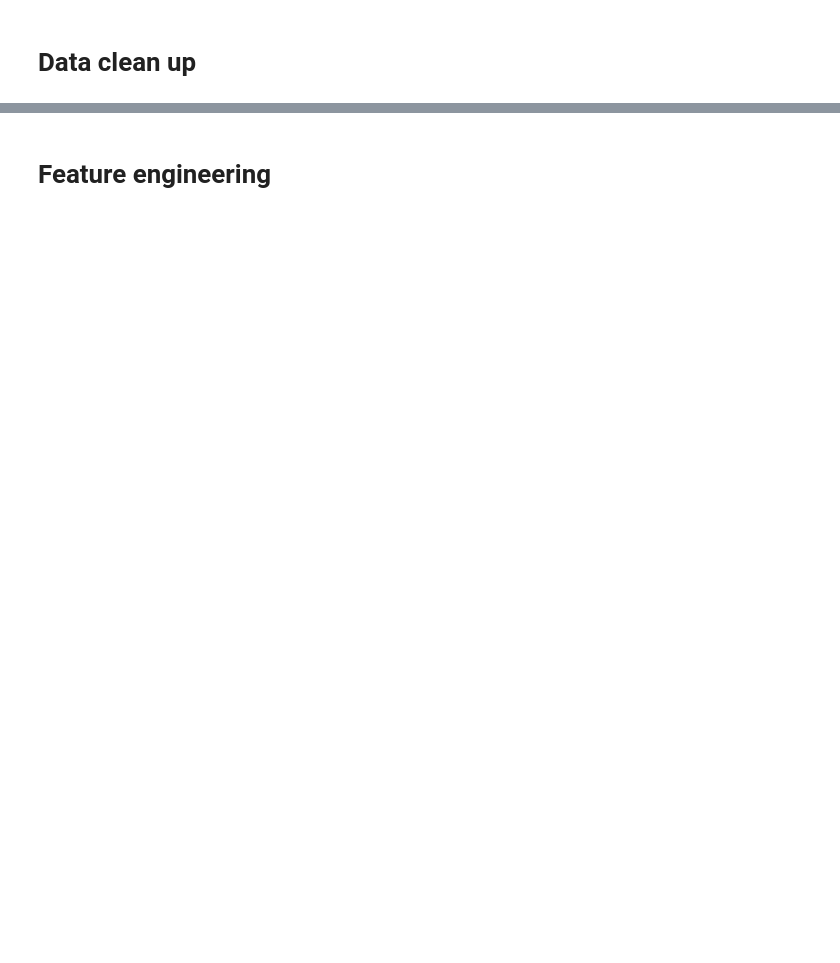
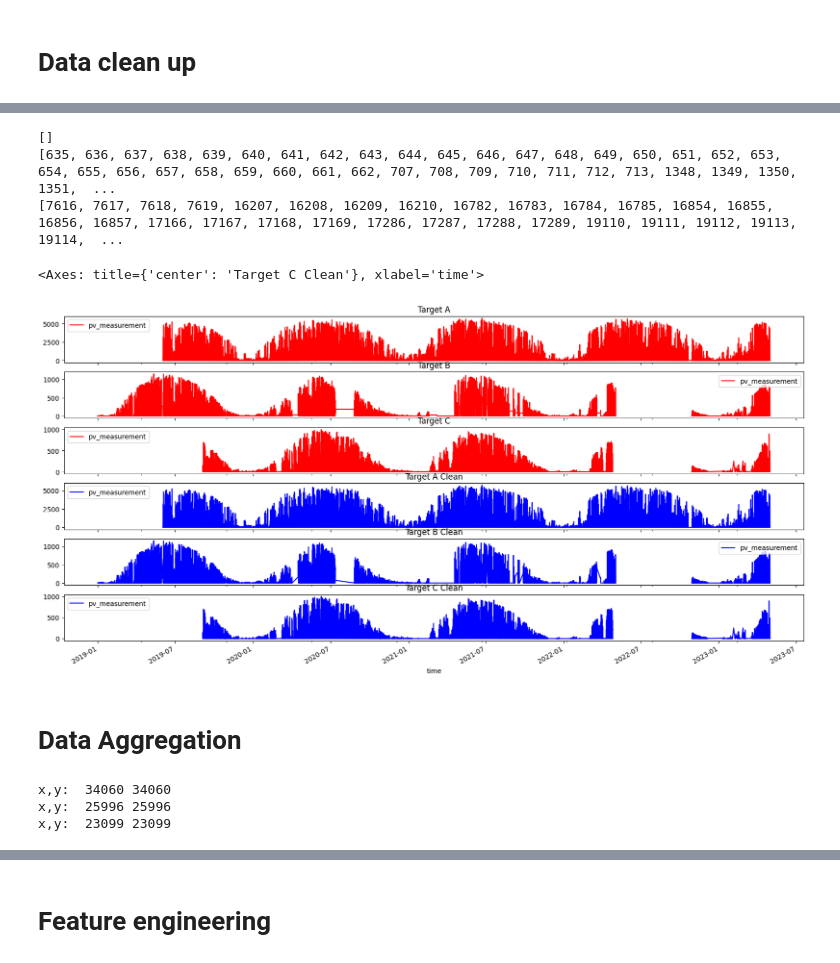
Before and after one commit to olejacobmellgren/solar-panel-energy-ml, a Jupyter notebook: model_notebooks/catboost.ipynb, the cells around one changed output, grey strips where cells are left out. Drawn from its saved outputs; the diff is of its cells as text; code cells hidden in the pictures; blank space fills up the shorter version.

```diff
--- a/model_notebooks/catboost.ipynb
+++ b/model_notebooks/catboost.ipynb
@@ -17,3 +21,11 @@ dataframes = read_data.get_training_data()
 X_frames_train = dataframes[0]
 Y_frames_train = dataframes[1]
 X_frames_test = read_data.get_test_data()
+# %%
+XTRA = X_frames_train[0]
+XTRB = X_frames_train[1]
+XTRC = X_frames_train[2]
+
+YA = Y_frames_train[0]
+YB = Y_frames_train[1]
+YC = Y_frames_train[2]
@@ -65,0 +44,39 @@ print(len(X_frames_test[2]))
+# %%
+def fix_y_holes(y: pd.DataFrame) -> pd.DataFrame:
+    Y = y
+    drop_val = None
+    index_dropper = []
+    for i in range(1, len(Y)-4): # Since we match on 4 consecutive values.
+        if Y['pv_measurement'].iloc[i] != 0:
+            if (Y['pv_measurement'].iloc[i] == Y['pv_measurement'].iloc[i+1] and Y['pv_measurement'].iloc[i+1] == Y['pv_measurement'].iloc[i+2] and Y['pv_measurement'].iloc[i+2] == Y['pv_measurement'].iloc[i+3]):
+                drop_val = Y['pv_measurement'].iloc[i]
+        if Y['pv_measurement'].iloc[i] == drop_val:
+            index_dropper.append(i)
+        else:
+            if drop_val != None:
+                drop_val = None
+    print(index_dropper)
+    return Y.drop(index_dropper)
+
+import matplotlib.pylab as plt
+fig, axs = plt.subplots(6, 1, figsize=(20, 10), sharex=True)
+YA[['time', 'pv_measurement']].set_index('time').plot(ax=axs[0], title='Target A', color='red')
+YB[['time', 'pv_measurement']].set_index('time').plot(ax=axs[1], title='Target B', color='red')
+YC[['time', 'pv_measurement']].set_index('time').plot(ax=axs[2], title='Target C', color='red')
+
+
+YA = fix_y_holes(YA)
+YB = fix_y_holes(YB)
+YC = fix_y_holes(YC)
+
+YA[['time', 'pv_measurement']].set_index('time').plot(ax=axs[3], title='Target A Clean', color='blue')
+YB[['time', 'pv_measurement']].set_index('time').plot(ax=axs[4], title='Target B Clean', color='blue')
+YC[['time', 'pv_measurement']].set_index('time').plot(ax=axs[5], title='Target C Clean', color='blue')
+# %% [output]
+[]
+[635, 636, 637, 638, 639, 640, 641, 642, 643, 644, 645, 646, 647, 648, 649, 650, 651, 652, 653, 654, 655, 656, 657, 658, 659, 660, 661, 662, 707, 708, 709, 710, 711, 712, 713, 1348, 1349, 1350, 1351,  ...
+[7616, 7617, 7618, 7619, 16207, 16208, 16209, 16210, 16782, 16783, 16784, 16785, 16854, 16855, 16856, 16857, 17166, 17167, 17168, 17169, 17286, 17287, 17288, 17289, 19110, 19111, 19112, 19113, 19114,  ...
+<Axes: title={'center': 'Target C Clean'}, xlabel='time'>
+[figure, added]
+# %% [markdown]
+# Data Aggregation
@@ -65,0 +124,8 @@ print(len(X_frames_test[2]))
+# %%
+#Verify length matches
+for x in range(len(X_train)):
+    print("x,y: ", len(X_train[x]), len(Y_train[x]))
+# %% [output]
+x,y:  34060 34060
+x,y:  25996 25996
+x,y:  23099 23099
```
Also changed, not shown: parts of 17 cells of this notebook, 13 other files.
